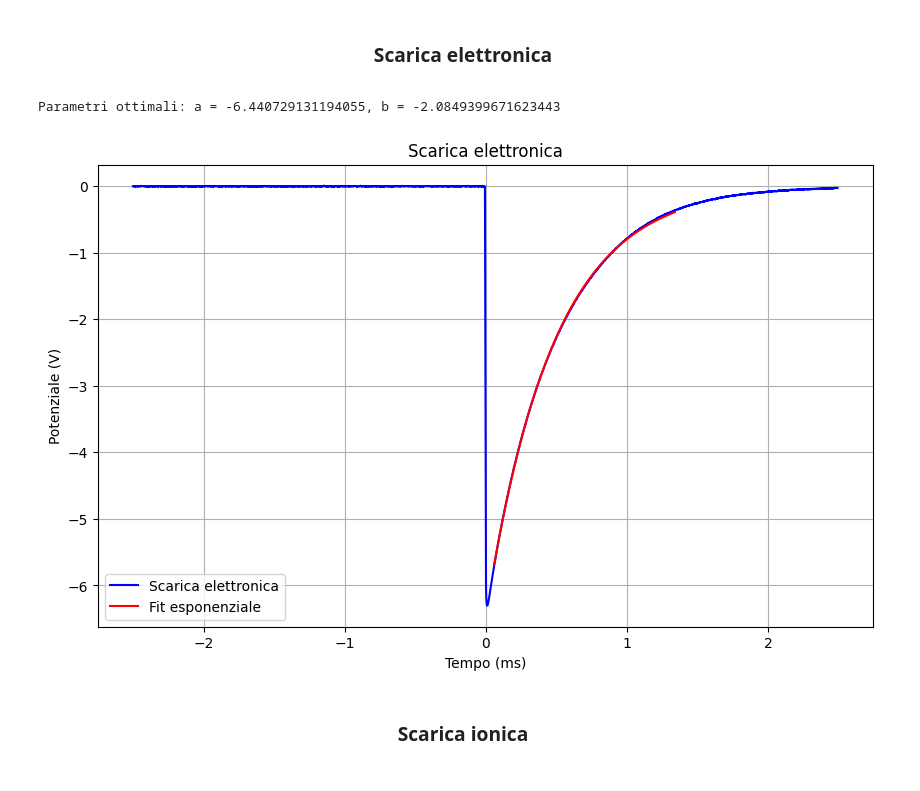
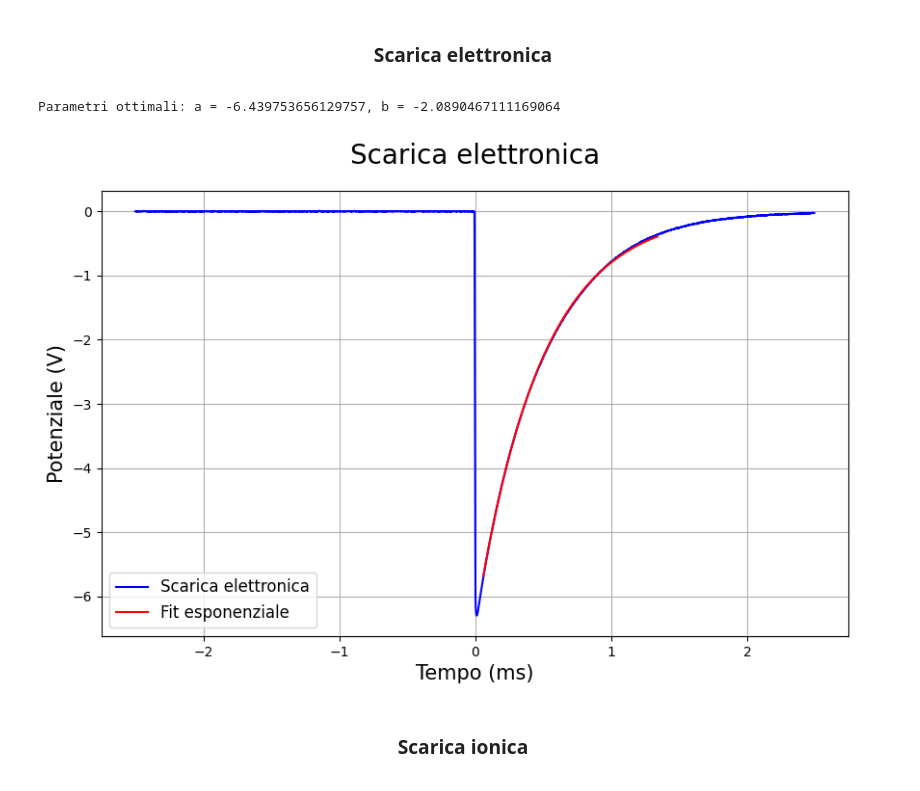
Before and after one commit to Negrini085/LaboPlasmi, a Jupyter notebook: Esperienze/Esperienza 0/esp0.ipynb, the cells around one changed output. Drawn from its saved outputs; the diff is of its cells as text; code cells hidden in the pictures.

```diff
--- a/Esperienze/Esperienza 0/esp0.ipynb
+++ b/Esperienze/Esperienza 0/esp0.ipynb
@@ -263,6 +301,8 @@ data = pd.read_csv(filename, delim_whitespace=True, skiprows=3, header=None)
 # Assegnazione delle colonne a t e v
 t = data[0].astype(float)
 v = data[1].astype(float)
+v_off = np.mean(v[:30000])
+v = v - v_off
 
 v_smooth = moving_av(v, window_size = 100)
 t = t[:len(v_smooth)]
@@ -276,18 +316,18 @@ print(f"Parametri ottimali: a = {a}, b = {b}")
 t_fit = t[40000:60000]
 v_fit = exp_func(t_fit, a, b)
 # %% [output]
-Parametri ottimali: a = -6.440729131194055, b = -2.0849399671623443
+Parametri ottimali: a = -6.439753656129757, b = -2.0890467111169064
 # %%
 fig = plt.figure(figsize=(10, 6))
 
 plt.plot(t, v_smooth, 'b-', label = 'Scarica elettronica')
 plt.plot(t_fit, v_fit, 'r-', label='Fit esponenziale')
-plt.xlabel('Tempo (ms)')
-plt.ylabel('Potenziale (V)')
-plt.title('Scarica elettronica')
+plt.xlabel('Tempo (ms)', fontsize = 15)
+plt.ylabel('Potenziale (V)', fontsize = 15)
+plt.title('Scarica elettronica', fontsize = 20, pad = 20)
 plt.grid(True)
-plt.legend()
+plt.legend(fontsize = 12)
 plt.show()
 # %% [output]
-[figure, old version]
+[figure, new version]
 # %%
```
Also changed, not shown: parts of 11 cells of this notebook.
